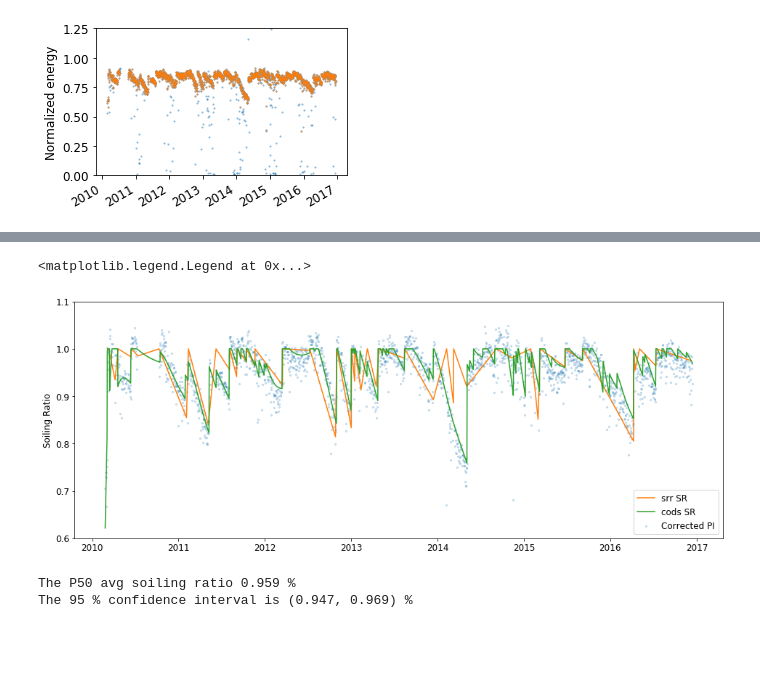
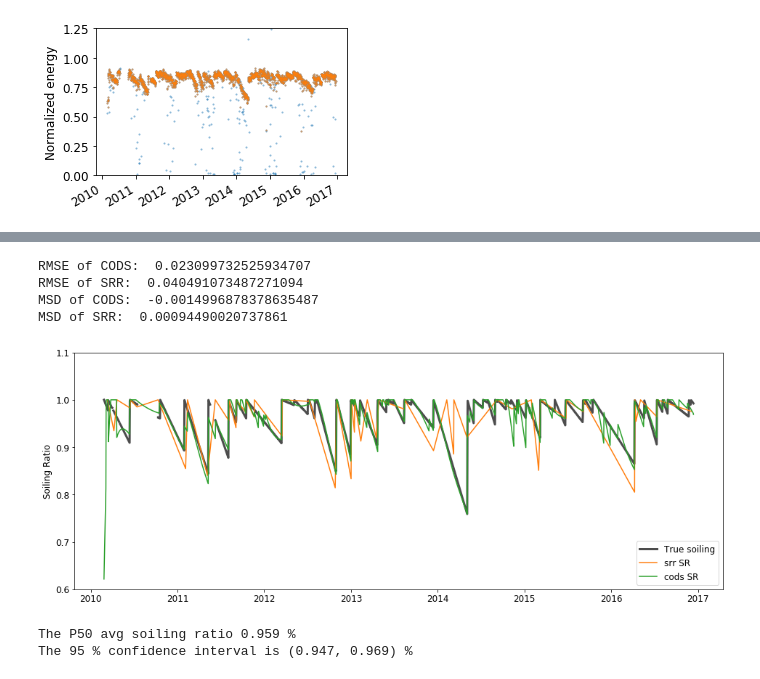
Before and after one commit to NREL/rdtools, a Jupyter notebook: docs/degradation_and_soiling_example_pvdaq_4.ipynb, the cells around one changed output, grey strips where cells are left out. Saved outputs shown, nothing was run; the diff lists cells and outputs as text; code cells hidden in the pictures; blank space fills up the shorter version.

Commit message:
Add comparison with "true" soiling

```diff
--- a/docs/degradation_and_soiling_example_pvdaq_4.ipynb
+++ b/docs/degradation_and_soiling_example_pvdaq_4.ipynb
@@ -334,22 +336,25 @@ The 95 % confidence interval is (-0.65, -0.09) %/yr
 # %%
 cods_soiling_ratio = result_df.soiling_ratio
 srr_soiling_ratio = soiling_info['soiling_ratio_perfect_clean']
 
-corrected_daily = (soiled_daily_filtered
-                  / cods_instance.residual_shift)
-                  #/ result_df.seasonal_component
-                  #/ result_df.degradation_trend)
-
 plt.figure(figsize=(16,6))
-plt.scatter(corrected_daily.index, corrected_daily, 5, alpha=.2, label='Corrected PI')
+plt.plot(soiling.index, soiling, '.3', label='True soiling', linewidth=3)
 plt.plot(srr_soiling_ratio.index, srr_soiling_ratio, color='C1', label='srr SR')
 plt.plot(cods_soiling_ratio.index, cods_soiling_ratio, color='C2', label='cods SR')
 plt.ylabel('Soiling Ratio')
 plt.ylim(.6, 1.1)
 plt.legend()
+
+print('RMSE of CODS: ', np.sqrt(np.mean((cods_soiling_ratio - soiling)**2)))
+print('RMSE of SRR: ', np.sqrt(np.mean((srr_soiling_ratio - soiling)**2)))
+print('MSD of CODS: ', np.mean(cods_soiling_ratio - soiling))
+print('MSD of SRR: ', np.mean(srr_soiling_ratio - soiling))
 # %% [output]
-<matplotlib.legend.Legend at 0x...>
+RMSE of CODS:  0.023099732525934707
+RMSE of SRR:  0.040491073487271094
+MSD of CODS:  -0.0014996878378635487
+MSD of SRR:  0.00094490020737861
-[figure, old version]
+[figure, new version]
 # %%
 # Soiling loss (SL) is the percentage energy loss caused by soiling, i.e. SR = 1 - SL / 100
 cods_avg_soiling_ratio = 1 - np.array(cods_instance.soiling_loss) / 100
```
Also changed, not shown: parts of 4 cells of this notebook.
